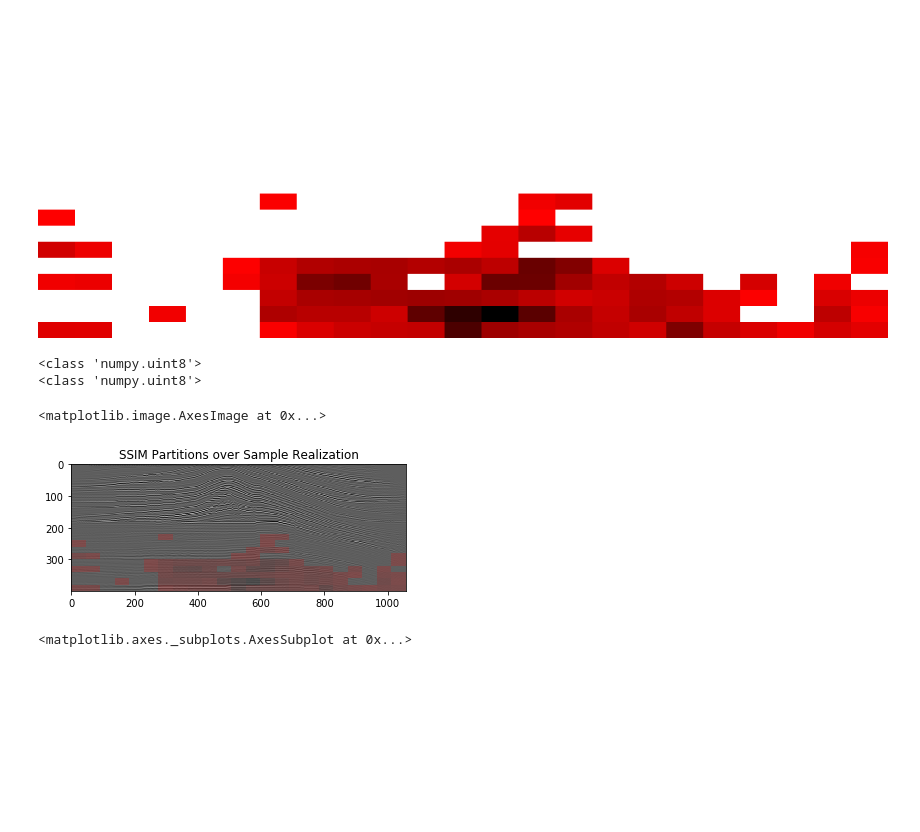
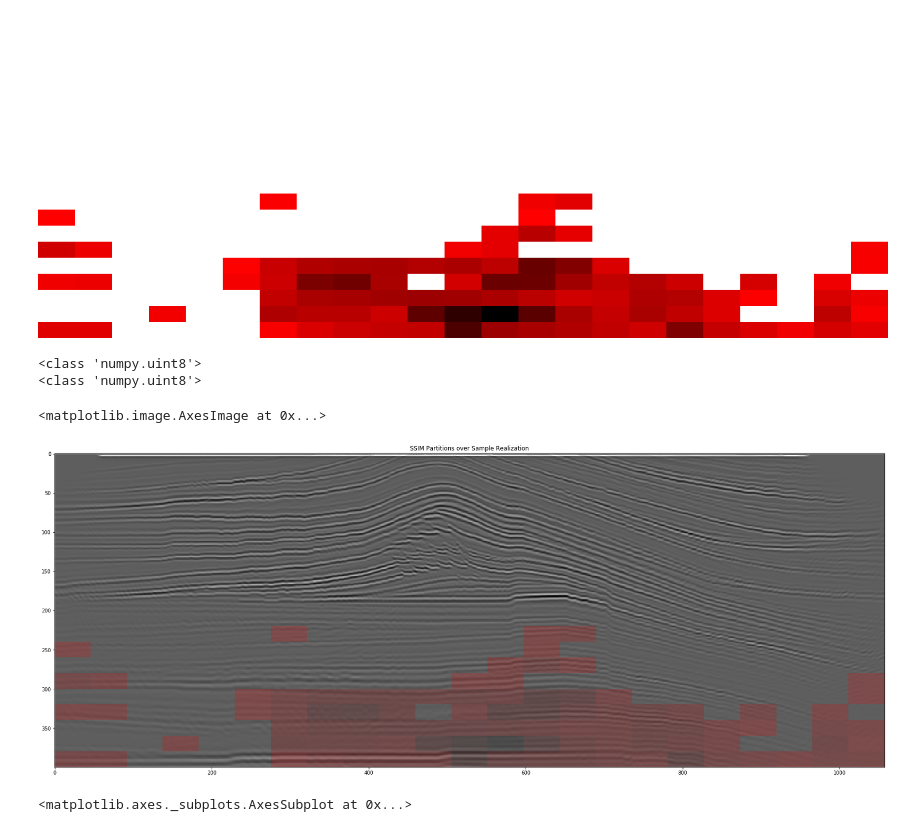
Before and after one commit to agrippa/geo-owl-ogy, a Jupyter notebook: Jonathan's Workspace/BP SMC Standard Deviation Map.ipynb, the cells around one changed output. Cells and saved outputs as stored; diff of their text form; code cells hidden in the pictures; blank space fills up the shorter version.

```diff
--- a/Jonathan's Workspace/BP SMC Standard Deviation Map.ipynb
+++ b/Jonathan's Workspace/BP SMC Standard Deviation Map.ipynb
@@ -278,3 +293,6 @@ print(ans)
+# %%
+with open('ssim_map.pickle', 'wb') as f:
+    pickle.dump(ans, f)
 # %%
 with open('ssim_map.pickle', 'rb') as f:
      ssim_map = pickle.load(f)
@@ -337,16 +361,18 @@ transposed2
 # %% [output]
 [figure]
 # %%
+import matplotlib.pyplot as plt
 print(type(ssim_image[0][0][0]))
 print(type(sample_arr[0][0][0]))
+plt.figure(figsize=(30,20))
 plt.imshow(transposed, cmap='gray') # I would add interpolation='none'
 plt.title("SSIM Partitions over Sample Realization")
 plt.imshow(transposed2, cmap='jet', alpha=.2) # interpolation='none'
 # %% [output]
 <class 'numpy.uint8'>
 <class 'numpy.uint8'>
 <matplotlib.image.AxesImage at 0x...>
-[figure, old version]
+[figure, new version]
 # %%
 test = []
 for i in range(len(ssim_map)):
```
Also changed, not shown: parts of 5 cells of this notebook, 2 other files.
